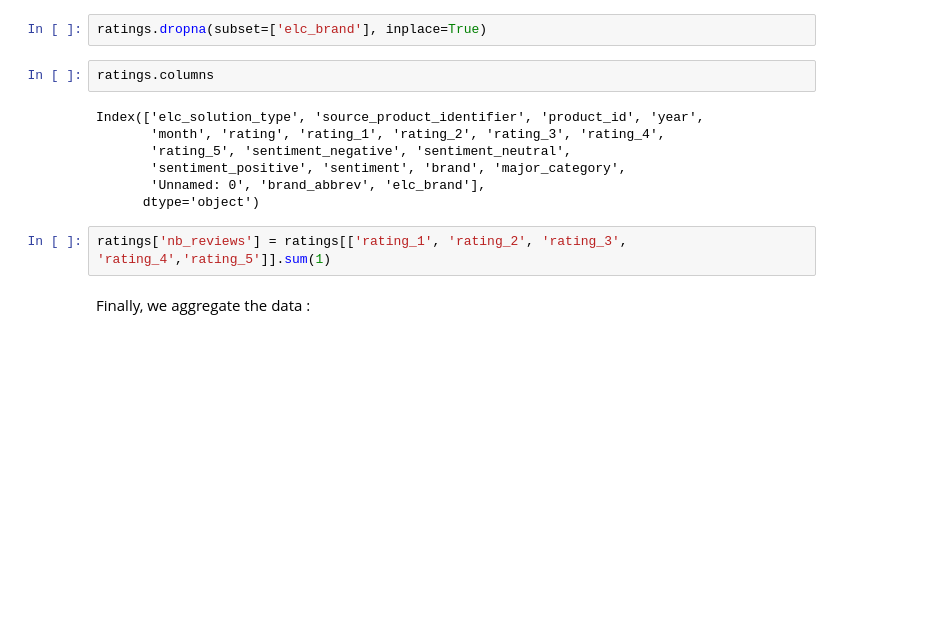
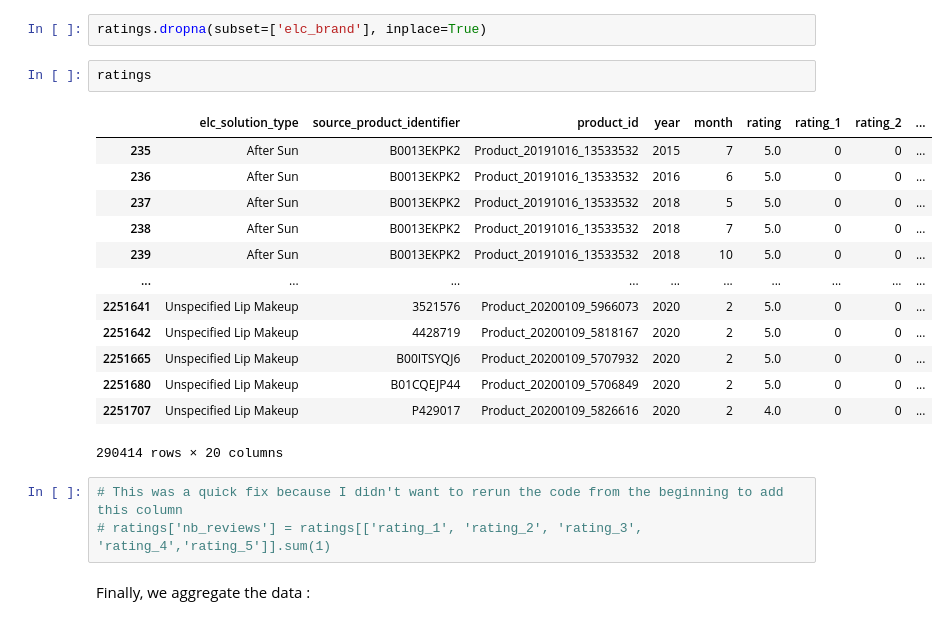
Before and after one commit to Anis-Bensaid/CapstoneProject, a Jupyter notebook: src/rating_and_reviews_wrangling .ipynb, the cells around one changed output. Drawn from its saved outputs; the diff is of its cells as text; blank space fills up the shorter version.

```diff
--- a/src/rating_and_reviews_wrangling .ipynb
+++ b/src/rating_and_reviews_wrangling .ipynb
@@ -743,16 +743,24 @@ dtype: int64
 # %%
 ratings.dropna(subset=['elc_brand'], inplace=True)
 # %%
-ratings.columns
+ratings
 # %% [output]
+|  | elc_solution_type | source_product_identifier | product_id | year | month | rating | rating_1 | rating_2 | ... |
+| 235 | After Sun | B0013EKPK2 | Product_20191016_13533532 | 2015 | 7 | 5.0 | 0 | 0 | ... |
+| 236 | After Sun | B0013EKPK2 | Product_20191016_13533532 | 2016 | 6 | 5.0 | 0 | 0 | ... |
+| 237 | After Sun | B0013EKPK2 | Product_20191016_13533532 | 2018 | 5 | 5.0 | 0 | 0 | ... |
+| 238 | After Sun | B0013EKPK2 | Product_20191016_13533532 | 2018 | 7 | 5.0 | 0 | 0 | ... |
+| 239 | After Sun | B0013EKPK2 | Product_20191016_13533532 | 2018 | 10 | 5.0 | 0 | 0 | ... |
+| ... | ... | ... | ... | ... | ... | ... | ... | ... | ... |
+| 2251641 | Unspecified Lip Makeup | 3521576 | Product_20200109_5966073 | 2020 | 2 | 5.0 | 0 | 0 | ... |
+| 2251642 | Unspecified Lip Makeup | 4428719 | Product_20200109_5818167 | 2020 | 2 | 5.0 | 0 | 0 | ... |
+| 2251665 | Unspecified Lip Makeup | B00ITSYQJ6 | Product_20200109_5707932 | 2020 | 2 | 5.0 | 0 | 0 | ... |
+| 2251680 | Unspecified Lip Makeup | B01CQEJP44 | Product_20200109_5706849 | 2020 | 2 | 5.0 | 0 | 0 | ... |
+| 2251707 | Unspecified Lip Makeup | P429017 | Product_20200109_5826616 | 2020 | 2 | 4.0 | 0 | 0 | ... |
-Index(['elc_solution_type', 'source_product_identifier', 'product_id', 'year',
-       'month', 'rating', 'rating_1', 'rating_2', 'rating_3', 'rating_4',
-       'rating_5', 'sentiment_negative', 'sentiment_neutral',
-       'sentiment_positive', 'sentiment', 'brand', 'major_category',
-       'Unnamed: 0', 'brand_abbrev', 'elc_brand'],
-      dtype='object')
+290414 rows × 20 columns
-# %%
-ratings['nb_reviews'] = ratings[['rating_1', 'rating_2', 'rating_3', 'rating_4','rating_5']].sum(1)
+# %%
+# This was a quick fix because I didn't want to rerun the code from the beginning to add this column
+# ratings['nb_reviews'] = ratings[['rating_1', 'rating_2', 'rating_3', 'rating_4','rating_5']].sum(1)
 # %% [markdown]
 Finally, we aggregate the data :
 # %%
```
Also changed, not shown: parts of 5 cells of this notebook.
